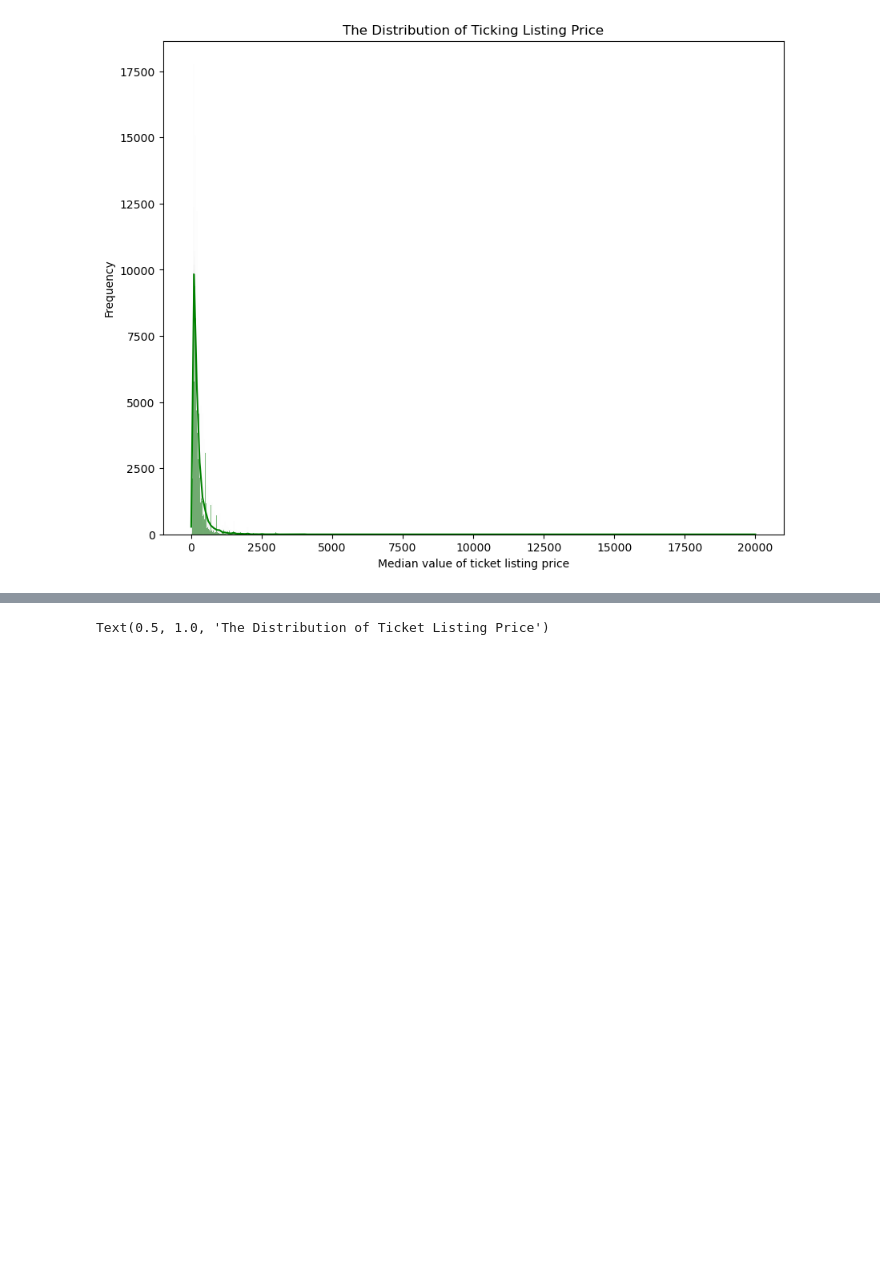
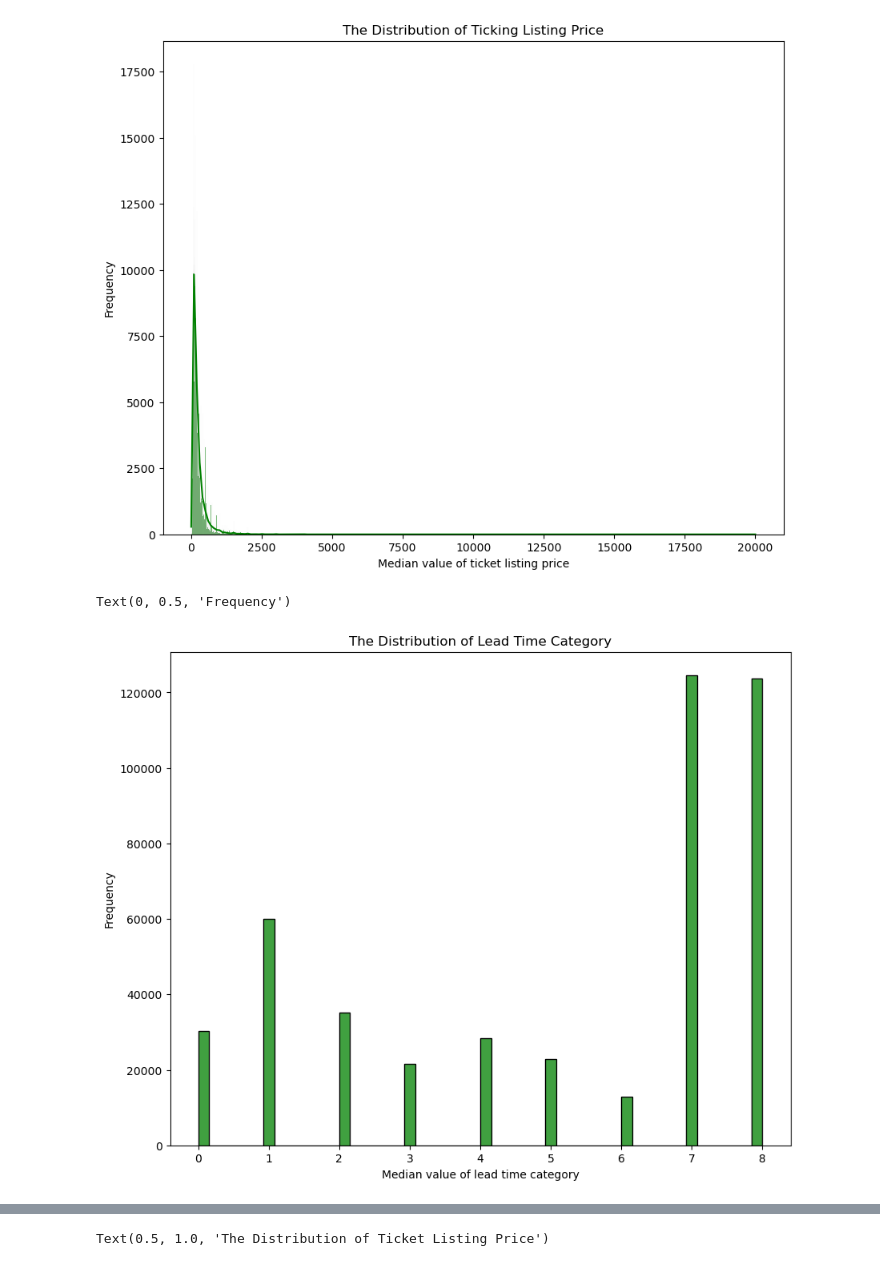
Before and after one commit to asnyder613/NBA_Seating, a Jupyter notebook: NBA_Capstone.ipynb, the cells around one changed output, grey strips where cells are left out. Saved outputs shown, nothing was run; the diff lists cells and outputs as text; code cells hidden in the pictures; blank space fills up the shorter version.

```diff
--- a/NBA_Capstone.ipynb
+++ b/NBA_Capstone.ipynb
@@ -125,3 +125,12 @@ plt.ylabel("Frequency")
 # %% [output]
 Text(0, 0.5, 'Frequency')
 [figure]
+# %%
+plt.figure(figsize=(10,8))
+sns.histplot(final_df["INVENTORY_LEAD_TIME_CATEGORY"],color="green")
+plt.title("The Distribution of Lead Time Category")
+plt.xlabel("Median value of lead time category")
+plt.ylabel("Frequency")
+# %% [output]
+Text(0, 0.5, 'Frequency')
+[figure, added]
```
Also changed, not shown: parts of 40 cells of this notebook.
